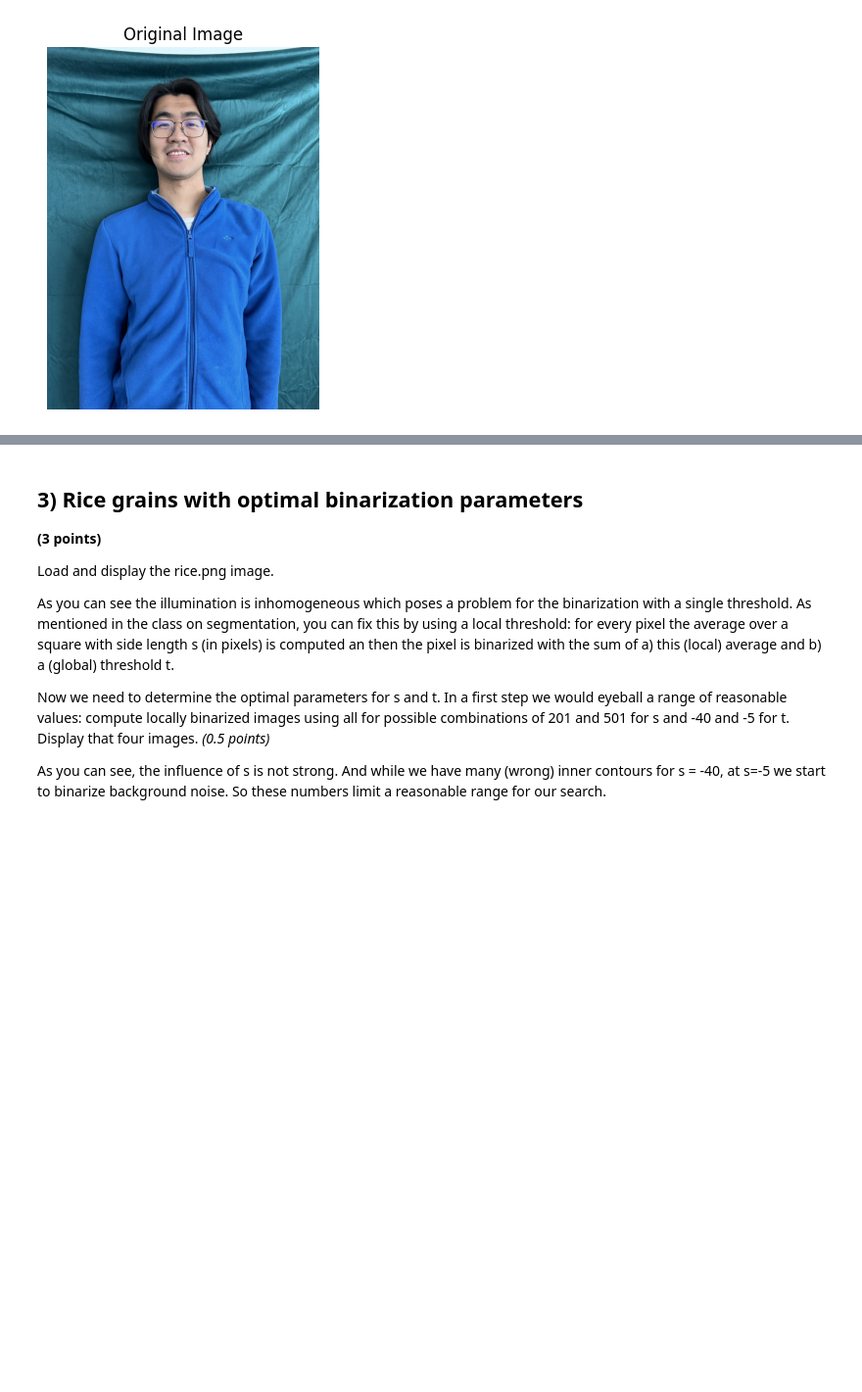
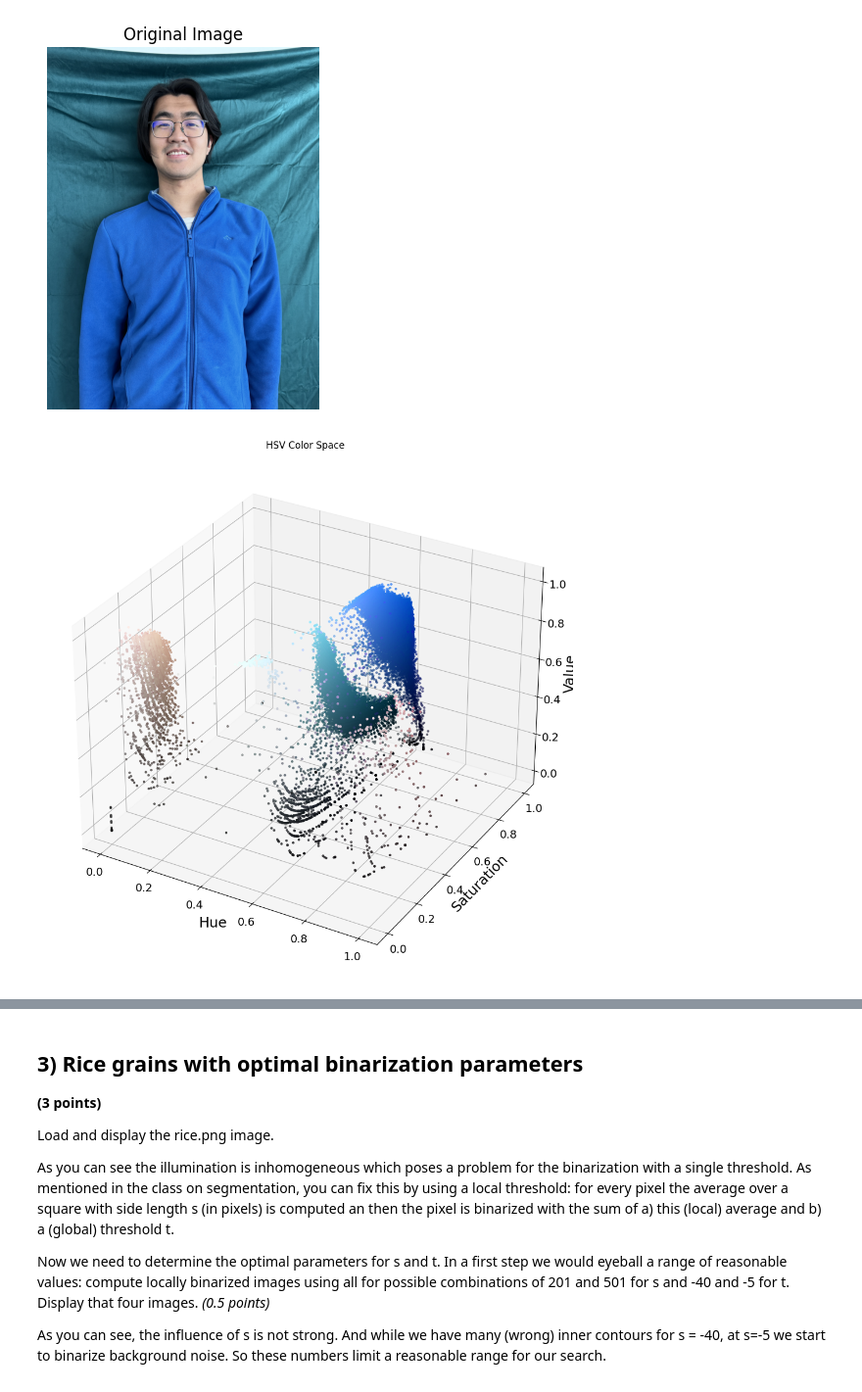
Before and after one commit to Matty-7/CS302-ComputerVision, a Jupyter notebook: CV_HW_3/Homework_3.ipynb, the cells around one changed output, grey strips where cells are left out. Shown at 98% size. Saved outputs shown, nothing was run; the diff lists cells and outputs as text; code cells hidden in the pictures; blank space fills up the shorter version.

```diff
--- a/CV_HW_3/Homework_3.ipynb
+++ b/CV_HW_3/Homework_3.ipynb
@@ -79,11 +79,14 @@ Segment the image, then display both the binary mask representing you and the ma
 # %%
 # (2)
 %matplotlib inline
+
 import cv2
-original_image = cv2.imread('Jingheng.jpg')
-image_rgb = cv2.cvtColor(original_image, cv2.COLOR_BGR2RGB)
+from cv2 import imread
 
-plt.imshow(image_rgb)
+jingheng_image = imread('Jingheng.jpg')
+jingheng_image = cv2.cvtColor(jingheng_image, cv2.COLOR_BGR2RGB)
+
+plt.imshow(jingheng_image)
 plt.axis('off')
 plt.title('Original Image')
 plt.show()
@@ -102,0 +95,40 @@ v_flat = v.flatten()
+# %%
+from skimage.color import rgb2hsv
+from matplotlib import colors
+
+image_hsv = rgb2hsv(jingheng_image)
+
+h = image_hsv[:, :, 0]
+s = image_hsv[:, :, 1]
+v = image_hsv[:, :, 2]
+
+h_flat = h.flatten()
+s_flat = s.flatten()
+v_flat = v.flatten()
+
+num_pixels = h_flat.shape[0]
+
+indices = np.random.choice(num_pixels, 50000)
+
+h_sampled = h_flat[indices]
+s_sampled = s_flat[indices]
+v_sampled = v_flat[indices]
+
+# Create a color map for scatter plot
+pixel_colors = jingheng_image.reshape((jingheng_image.shape[0] * jingheng_image.shape[1], 3))
+
+norm = colors.Normalize(vmin=-1., vmax=1.)
+norm.autoscale(pixel_colors)
+pixel_colors = norm(pixel_colors).tolist()
+sampled_colors = np.array(pixel_colors)[indices]
+
+fig = plt.figure(figsize=(12, 12))
+axis = fig.add_subplot(111, projection='3d')
+axis.scatter(h_sampled, s_sampled, v_sampled, facecolors=sampled_colors, marker=".")
+axis.set_xlabel('Hue')
+axis.set_ylabel('Saturation')
+axis.set_zlabel('Value')
+plt.title('HSV Color Space')
+plt.show()
+# %% [output]
+[figure, added]
```
Also changed, not shown: parts of 4 cells of this notebook, 17 other files.
